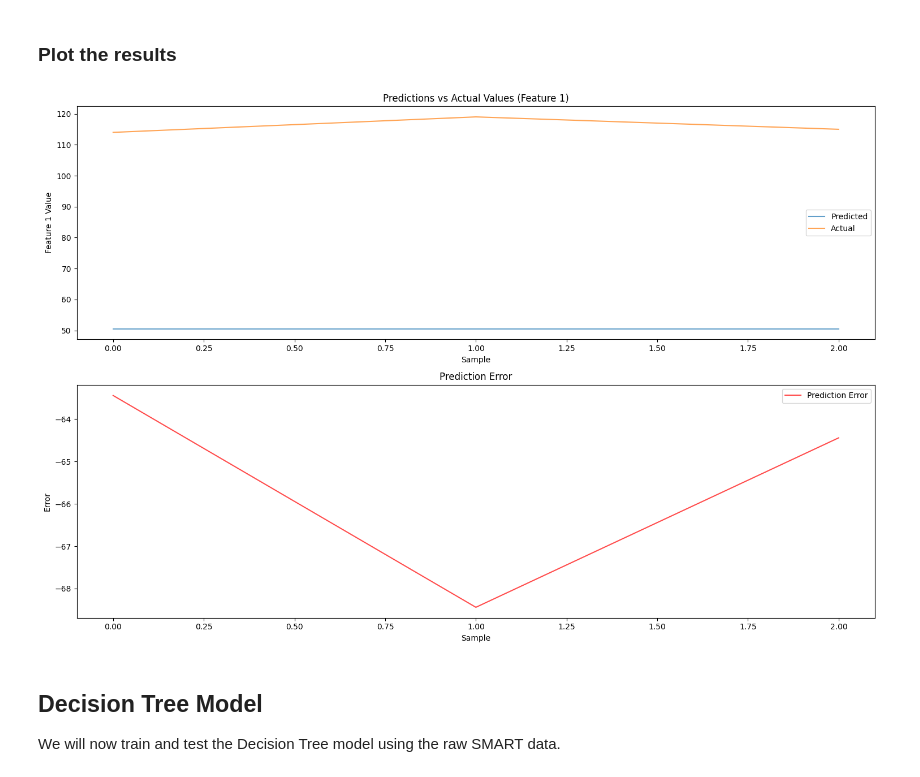
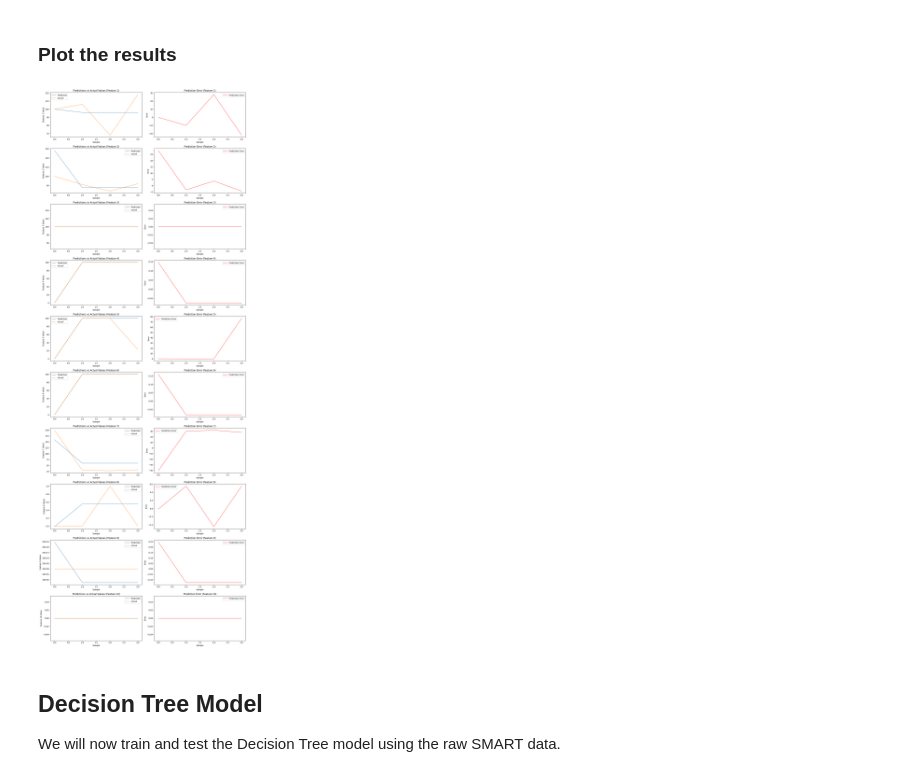
Before and after one commit to InakiOG/hd-failure-prediction, a Jupyter notebook: notebooks/thesis.ipynb, the cells around one changed output. Cells and saved outputs as stored; diff of their text form; code cells hidden in the pictures.

Commit message:
Add more data to test the performance

```diff
--- a/notebooks/thesis.ipynb
+++ b/notebooks/thesis.ipynb
@@ -220,3 +232,15 @@ df = preprocessing_df.drop(columns=columns_to_delete, errors='ignore')
+# %%
+
+
+try:
+    for n in normalized_rows:
+        columns_to_delete.remove(f"smart_{n}_normalized")
+except Exception as e:
+    normalized_rows = [187, 1, 3, 5, 195, 199, 194, 184, 189, 222]
+    for n in normalized_rows:
+        columns_to_delete.remove(f"smart_{n}_normalized")
+raw_rows = []
+df = preprocessing_df.drop(columns=columns_to_delete, errors='ignore')
 # %%
 df
 # %% [output]
@@ -683,6 +698,12 @@ print(f'Using device: {device}')
 # %% [output]
 Using device: cuda
 # %%
+try:
+    print(f"normalized_rows: {normalized_rows}")
+    print(f"Expected features: {len(normalized_rows)}")
+except Exception as e:
+    print(f"Exception: {e}, defining normalized_rows...")
+    normalized_rows = [187, 1, 3, 5, 195, 199, 194, 184, 189, 222]
 print(f"normalized_rows: {normalized_rows}")
 print(f"Expected features: {len(normalized_rows)}")
 raw_rows = []
@@ -710,7 +733,7 @@ train_loader, test_loader = smart.load_data(root=lstm_data_path,
 ### Train the LSTM model
 # %%
 # Check if trained model exists
-model_path = 'models/LSTM/lstm_model.pth'
+model_path = '../models/LSTM/lstm_model.pth'
 print(f" n_neurons: {n_neurons}, model_path: {model_path}, days_to_predict: {days_to_predict}, days_to_train: {days_to_train}, train_loader: {train_loader}, test_loader: {test_loader}, learning_rate: {learning_rate}, num_epochs: {num_epochs}")
 model, model_exists = smart.train_model(features = num_features,
             n_neurons = n_neurons,
@@ -795,30 +775,34 @@ Generating final predictions...
 # %% [markdown]
 ### Plot the results
 # %%
-# Plot predictions vs actual values for the first feature
-fig, (ax1, ax2) = plt.subplots(2, 1, figsize=(15, 10))
-
-# Plot first few samples for visualization
+# Plot predictions vs actual values for all features
+num_features = test_predictions.shape[2]
 num_samples_to_plot = min(50, len(test_predictions))
 x = np.arange(num_samples_to_plot)
 
-ax1.plot(x, test_predictions[:num_samples_to_plot, 0, 0], label='Predicted', alpha=0.7)
-ax1.plot(x, test_targets[:num_samples_to_plot, 0, 0], label='Actual', alpha=0.7)
-ax1.set_xlabel("Sample")
-ax1.set_ylabel("Feature 1 Value")
-ax1.set_title("Predictions vs Actual Values (Feature 1)")
-ax1.legend()
+fig, axes = plt.subplots(num_features, 2, figsize=(15, 4 * num_features))
 
-# Plot prediction error
-error = test_predictions[:num_samples_to_plot, 0, 0] - test_targets[:num_samples_to_plot, 0, 0]
-ax2.plot(x, error, label='Prediction Error', color='red', alpha=0.7)
-ax2.set_xlabel("Sample")
-ax2.set_ylabel("Error")
-ax2.set_title("Prediction Error")
-ax2.legend()
+for i in range(num_features):
+    # Predictions vs Actual
+    axes[i, 0].plot(x, test_predictions[:num_samples_to_plot, 0, i], label='Predicted', alpha=0.7)
+    axes[i, 0].plot(x, test_targets[:num_samples_to_plot, 0, i], label='Actual', alpha=0.7)
+    axes[i, 0].set_xlabel("Sample")
+    axes[i, 0].set_ylabel(f"Feature {i+1} Value")
+    axes[i, 0].set_title(f"Predictions vs Actual Values (Feature {i+1})")
+    axes[i, 0].legend()
+
+    # Prediction Error
+    error = test_predictions[:num_samples_to_plot, 0, i] - test_targets[:num_samples_to_plot, 0, i]
+    axes[i, 1].plot(x, error, label='Prediction Error', color='red', alpha=0.7)
+    axes[i, 1].set_xlabel("Sample")
+    axes[i, 1].set_ylabel("Error")
+    axes[i, 1].set_title(f"Prediction Error (Feature {i+1})")
+    axes[i, 1].legend()
+
 plt.tight_layout()
+plt.show()
 # %% [output]
-[figure, old version]
+[figure, new version]
 # %% [markdown]
 ## Decision Tree Model
 We will now train and test the Decision Tree model using the raw SMART data.
```
Also changed, not shown: parts of 47 cells of this notebook, 56 other files.
